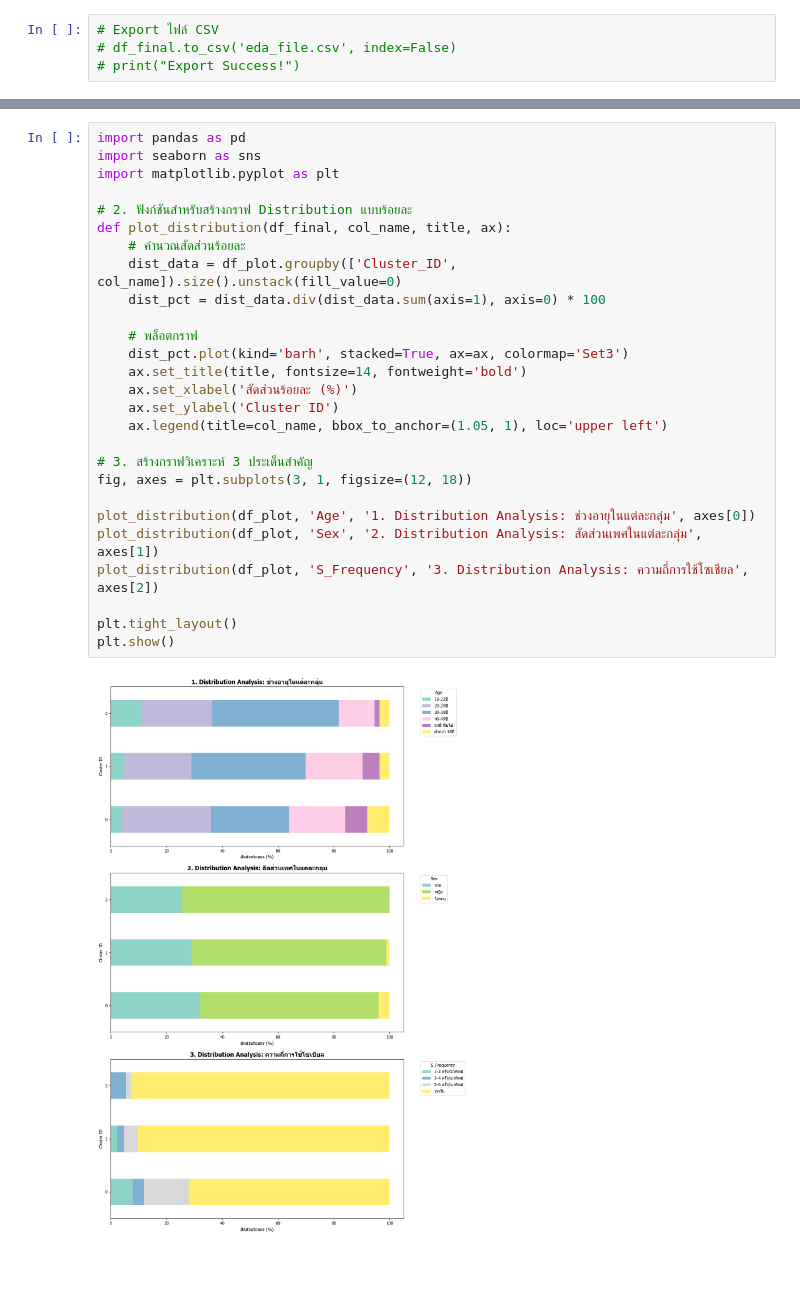
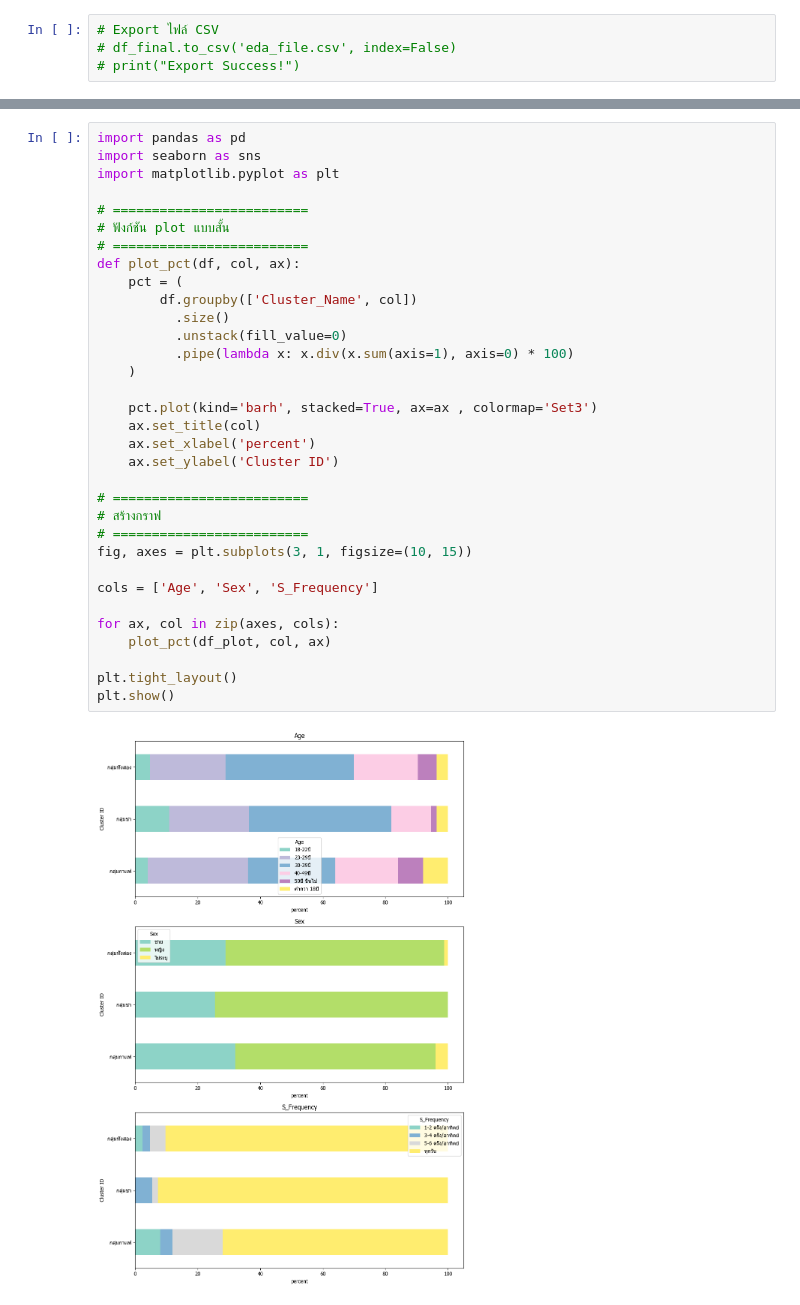
Before and after one commit to Kawiniee/Final_Project_4, a Jupyter notebook: eda_analysis.ipynb, the cells around one changed output, grey strips where cells are left out. Cells and saved outputs as stored; diff of their text form; blank space fills up the shorter version.

```diff
--- a/eda_analysis.ipynb
+++ b/eda_analysis.ipynb
@@ -84,29 +125,35 @@ Cluster 2: ส่วนใหญ่เป็น 'พนักงานบริ
 # %%
 import pandas as pd
 import seaborn as sns
 import matplotlib.pyplot as plt
 
-# 2. ฟังก์ชันสำหรับสร้างกราฟ Distribution แบบร้อยละ
-def plot_distribution(df_final, col_name, title, ax):
-    # คำนวณสัดส่วนร้อยละ
-    dist_data = df_plot.groupby(['Cluster_ID', col_name]).size().unstack(fill_value=0)
-    dist_pct = dist_data.div(dist_data.sum(axis=1), axis=0) * 100
+# =========================
+# ฟังก์ชัน plot แบบสั้น
+# =========================
+def plot_pct(df, col, ax):
+    pct = (
+        df.groupby(['Cluster_Name', col])
+          .size()
+          .unstack(fill_value=0)
+          .pipe(lambda x: x.div(x.sum(axis=1), axis=0) * 100)
+    )
 
-    # พล็อตกราฟ
-    dist_pct.plot(kind='barh', stacked=True, ax=ax, colormap='Set3')
-    ax.set_title(title, fontsize=14, fontweight='bold')
-    ax.set_xlabel('สัดส่วนร้อยละ (%)')
+    pct.plot(kind='barh', stacked=True, ax=ax , colormap='Set3')
+    ax.set_title(col)
+    ax.set_xlabel('percent')
     ax.set_ylabel('Cluster ID')
-    ax.legend(title=col_name, bbox_to_anchor=(1.05, 1), loc='upper left')
 
-# 3. สร้างกราฟวิเคราะห์ 3 ประเด็นสำคัญ
-fig, axes = plt.subplots(3, 1, figsize=(12, 18))
+# =========================
+# สร้างกราฟ
+# =========================
+fig, axes = plt.subplots(3, 1, figsize=(10, 15))
 
-plot_distribution(df_plot, 'Age', '1. Distribution Analysis: ช่วงอายุในแต่ละกลุ่ม', axes[0])
-plot_distribution(df_plot, 'Sex', '2. Distribution Analysis: สัดส่วนเพศในแต่ละกลุ่ม', axes[1])
-plot_distribution(df_plot, 'S_Frequency', '3. Distribution Analysis: ความถี่การใช้โซเชียล', axes[2])
+cols = ['Age', 'Sex', 'S_Frequency']
+
+for ax, col in zip(axes, cols):
+    plot_pct(df_plot, col, ax)
 
 plt.tight_layout()
 plt.show()
 # %% [output]
-[figure, old version]
+[figure, new version]
```
Also changed, not shown: parts of 9 cells of this notebook.
